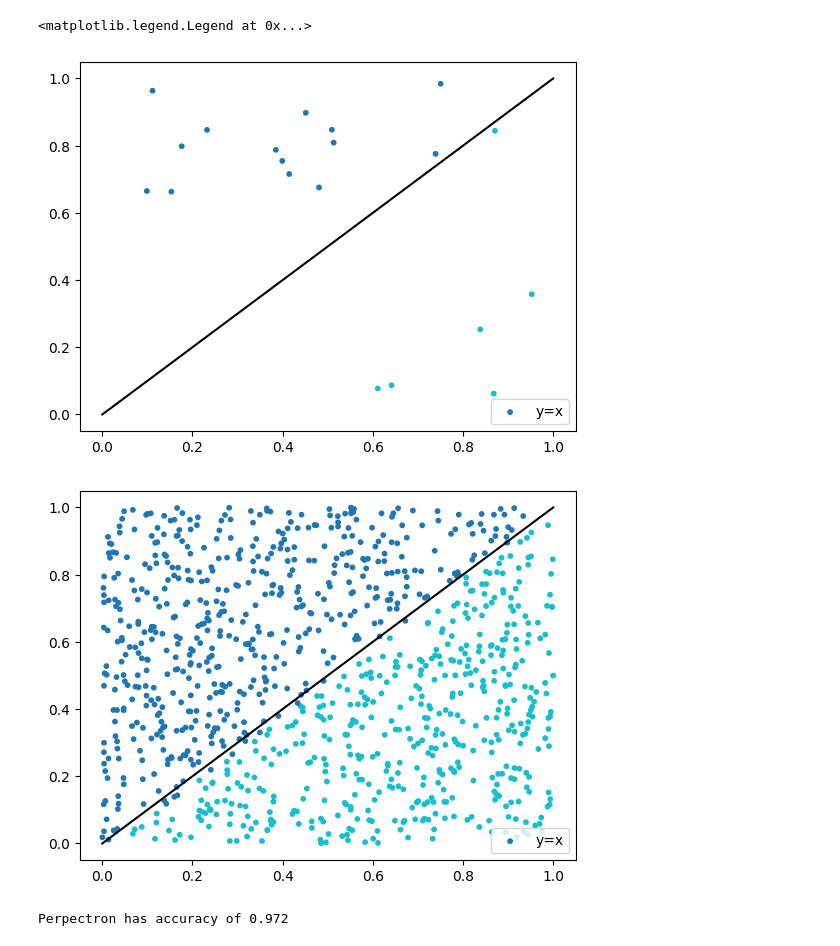
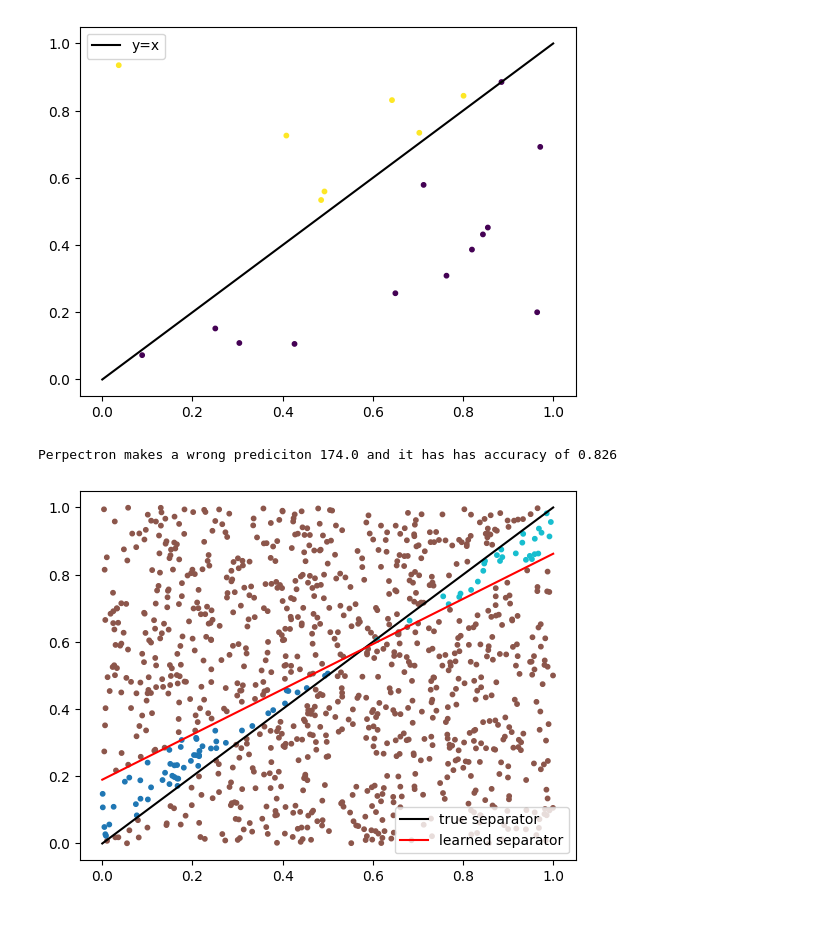
Before and after one commit to RosarioSalzano/neural-networks, a Jupyter notebook: Chapter 1/exercise11.ipynb, the cells around one changed output. Cells and saved outputs as stored; diff of their text form; code cells hidden in the pictures.

```diff
--- a/Chapter 1/exercise11.ipynb
+++ b/Chapter 1/exercise11.ipynb
@@ -17,25 +28,31 @@ def create_dataset(n):
 # %%
 x_train, y_train=create_dataset(20)
 plt.figure()
-plt.scatter(x_train[:,0], x_train[:,1], c=y_train, cmap='tab10', s=10)  # punti colorati
-plt.plot([0,1], [0,1], 'k-', label='y=x')                            # retta nera
-plt.legend(['y=x'])
+plt.scatter(x_train[:,0], x_train[:,1], c=y_train, s=10)  # punti colorati
+separat,= plt.plot([0,1], [0,1], 'k-', label='y=x')                            # retta nera
+plt.legend(handles=[separat])
+plt.show;
 # %% [output]
-<matplotlib.legend.Legend at 0x...>
-[figure, old version]
+[figure, new version]
 # %%
 p_no_hinge=Perceptron(x_train=x_train, y_train=y_train)
 p_no_hinge.train()
 # %%
 x_test, y_test=create_dataset(1000)
 y_test_predict=p_no_hinge.predict_more(x_test)
 n_error=p_no_hinge.test_sample(x_sample=x_test,y_sample=y_test)
 plt.figure()
-plt.scatter(x_test[:,0], x_test[:,1], c=y_test_predict, cmap='tab10', s=10)  # punti colorati
-plt.plot([0,1], [0,1], 'k-', label='y=x')                            # retta nera
-plt.legend(['y=x'])
-plt.show()
-print("Perpectron has accuracy of",(y_test.shape[0]-n_error)/y_test.shape[0])
+plt.scatter(x_test[:,0], x_test[:,1], c=y_test_predict-y_test, cmap='tab10', s=10)
+true_separat,= plt.plot([0,1], [0,1], 'k-', label='true separator')
+x_val=[0,1]
+if p_no_hinge.bias:
+    y_val=[(-p_no_hinge.w[0]*x-p_no_hinge.w[2])/p_no_hinge.w[1] for x in x_val]
+else:
+    y_val=[(-p_no_hinge.w[0]*x)/p_no_hinge.w[1] for x in x_val]
+learned_separat,= plt.plot(x_val, y_val, 'r-', label='learned separator')
+plt.legend(handles=[true_separat, learned_separat])
+plt.show;
+print("Perpectron makes a wrong prediciton" ,n_error,"and it has has accuracy of",(y_test.shape[0]-n_error)/y_test.shape[0])
 # %% [output]
+Perpectron makes a wrong prediciton 174.0 and it has has accuracy of 0.826
-[figure, old version]
+[figure, new version]
-Perpectron has accuracy of 0.972
```
Also changed, not shown: parts of 7 cells of this notebook, 2 other files.
